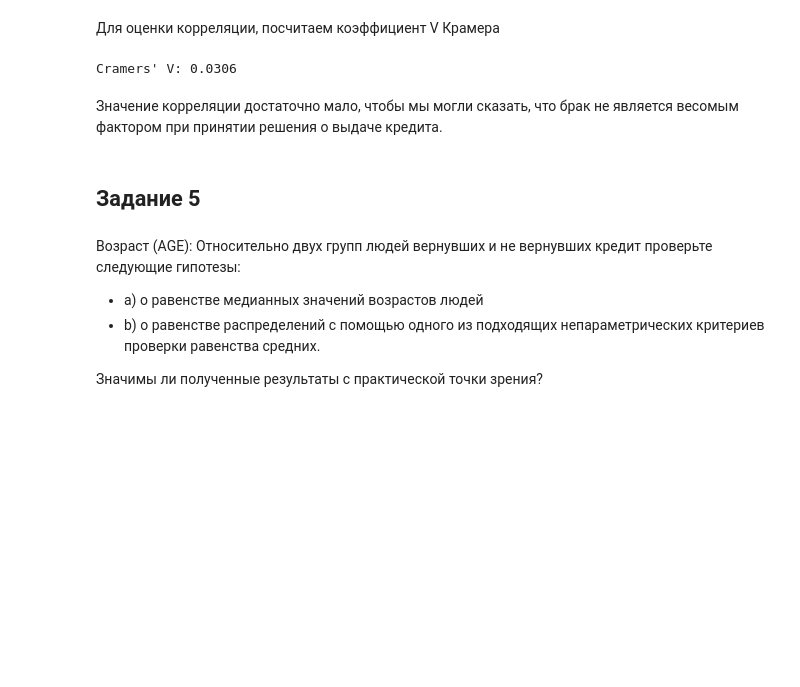
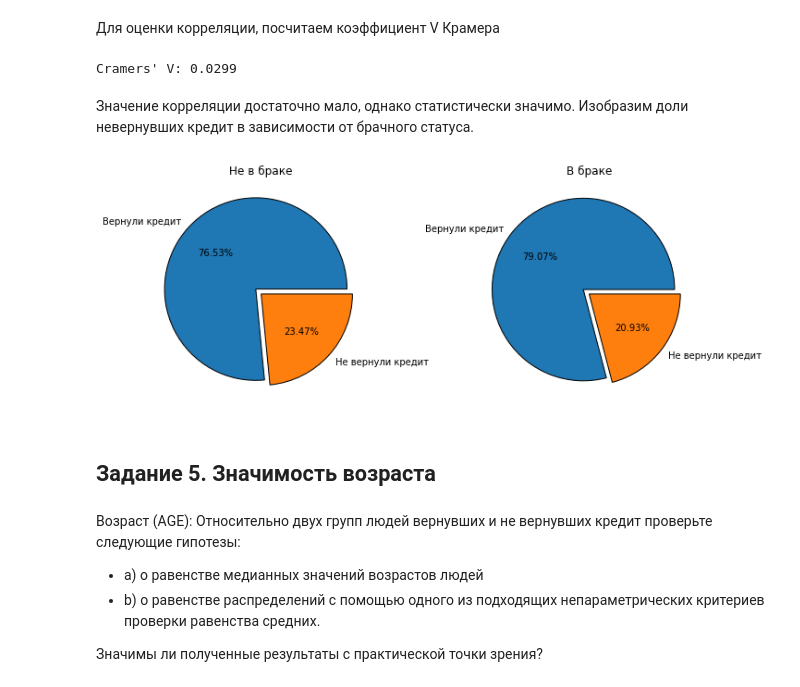
Before and after one commit to armavox/mldaspec, a Jupyter notebook: course4/notebooks/w4_Scoring.ipynb, the cells around one changed output. Drawn from its saved outputs; the diff is of its cells as text; code cells hidden in the pictures; blank space fills up the shorter version.

```diff
--- a/course4/notebooks/w4_Scoring.ipynb
+++ b/course4/notebooks/w4_Scoring.ipynb
@@ -416,14 +453,28 @@ p-value: 1.4485143429812136e-07
 # %% [markdown]
 Для оценки корреляции, посчитаем коэффициент V Крамера
 # %%
-v_cramer_corrcoef = (chistat[0] / marriage_crosstab.sum().sum() * 1)**0.5
+v_cramer_corrcoef = cramers_corrected_stat(marriage_crosstab)
 print(f"Cramers' V: {v_cramer_corrcoef:.4f}")
 # %% [output]
-Cramers' V: 0.0306
+Cramers' V: 0.0299
-# %% [markdown]
-Значение корреляции достаточно мало, чтобы мы могли сказать, что брак не является весомым фактором при принятии решения о выдаче кредита.
+# %% [markdown]
+Значение корреляции достаточно мало, однако статистически значимо. Изобразим доли невернувших кредит в зависимости от брачного статуса.
+# %%
+labels = ['Вернули кредит', 'Не вернули кредит']
+
+plt.figure(figsize=(10,4))
+plt.subplot(1,2,1)
+plt.pie(marriage_crosstab.loc[1,:], explode=(0.08, 0), labels=labels, autopct='%.2f%%');
+plt.title('Не в браке')
+
+plt.subplot(1,2,2)
+plt.pie(marriage_crosstab.loc[2,:], explode=(0.08, 0), labels=labels, autopct='%.2f%%');
+plt.title('В браке');
+plt.tight_layout();
+# %% [output]
+[figure, added]
 # %% [markdown]
-## Задание 5
+## Задание 5. Значимость возраста
 # %% [markdown]
 Возраст (AGE): Относительно двух групп людей вернувших и не вернувших кредит проверьте следующие гипотезы:
 - a) о равенстве медианных значений возрастов людей
```
Also changed, not shown: parts of 34 cells of this notebook, 4 other files.
